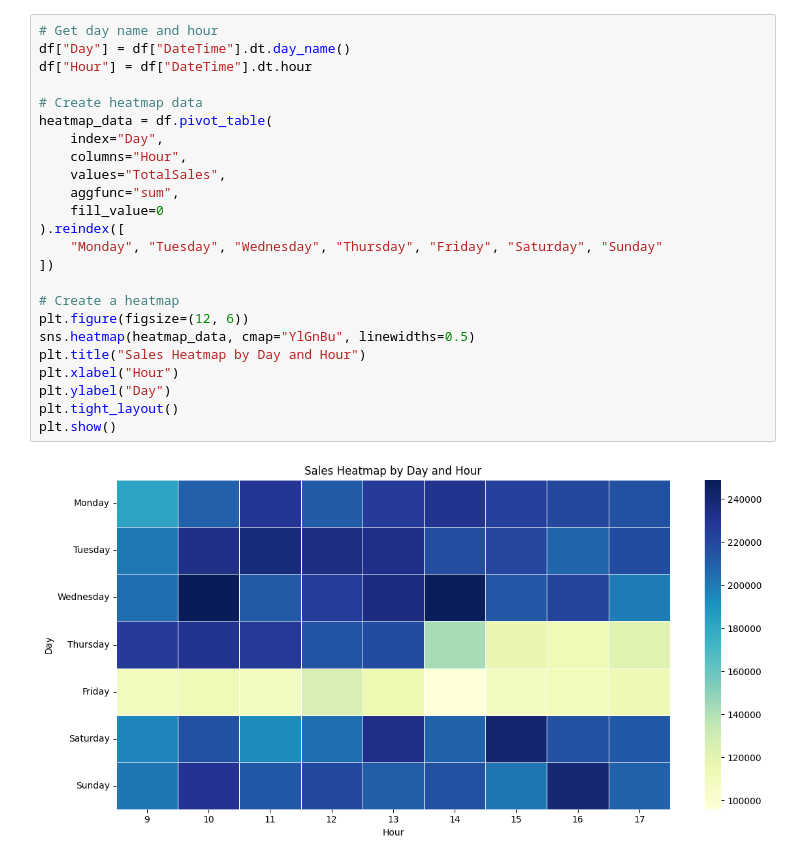
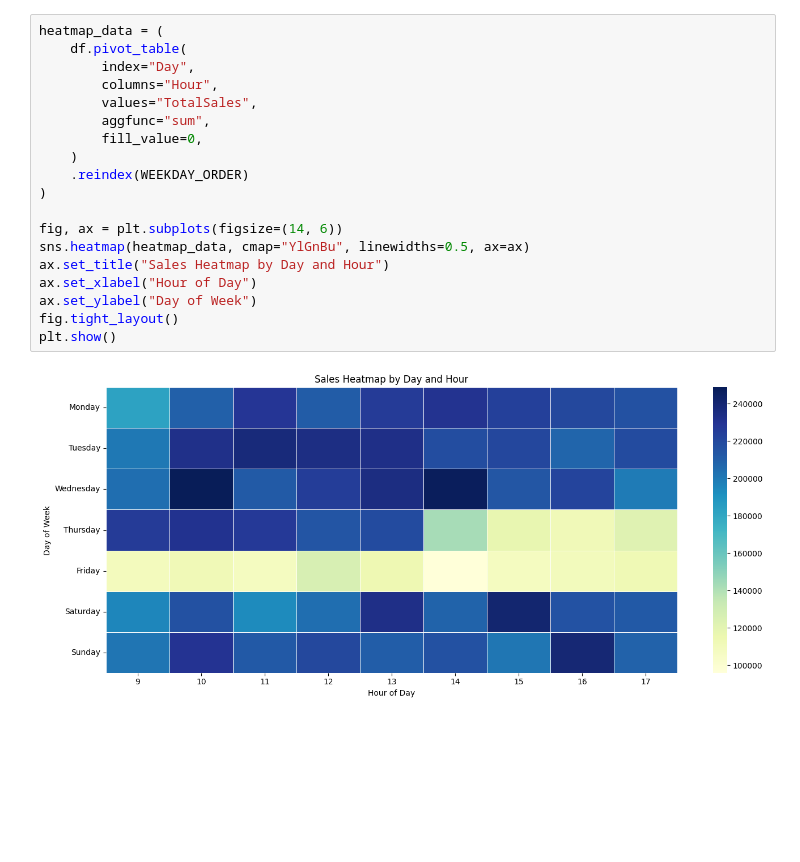
Before and after one commit to blaZeR0721/Medical_Sales_Analysis, a Jupyter notebook: notebooks/01_medicine_sales_analysis.ipynb, the cells around one changed output. Cells and saved outputs as stored; diff of their text form; blank space fills up the shorter version.

```diff
--- a/notebooks/01_medicine_sales_analysis.ipynb
+++ b/notebooks/01_medicine_sales_analysis.ipynb
@@ -186,29 +171,24 @@ plt.show()
 # %%
-# Get day name and hour
-df["Day"] = df["DateTime"].dt.day_name()
-df["Hour"] = df["DateTime"].dt.hour
+heatmap_data = (
+    df.pivot_table(
+        index="Day",
+        columns="Hour",
+        values="TotalSales",
+        aggfunc="sum",
+        fill_value=0,
+    )
+    .reindex(WEEKDAY_ORDER)
+)
 
-# Create heatmap data
-heatmap_data = df.pivot_table(
-    index="Day",
-    columns="Hour",
-    values="TotalSales",
-    aggfunc="sum",
-    fill_value=0
-).reindex([
-    "Monday", "Tuesday", "Wednesday", "Thursday", "Friday", "Saturday", "Sunday"
-])
-
-# Create a heatmap
-plt.figure(figsize=(12, 6))
-sns.heatmap(heatmap_data, cmap="YlGnBu", linewidths=0.5)
-plt.title("Sales Heatmap by Day and Hour")
-plt.xlabel("Hour")
-plt.ylabel("Day")
-plt.tight_layout()
+fig, ax = plt.subplots(figsize=(14, 6))
+sns.heatmap(heatmap_data, cmap="YlGnBu", linewidths=0.5, ax=ax)
+ax.set_title("Sales Heatmap by Day and Hour")
+ax.set_xlabel("Hour of Day")
+ax.set_ylabel("Day of Week")
+fig.tight_layout()
 plt.show()
 # %% [output]
-[figure, old version]
+[figure, new version]
 # %% [markdown]
 ### Observed Trends
 
```
Also changed, not shown: parts of 23 cells of this notebook, 7 other files.
